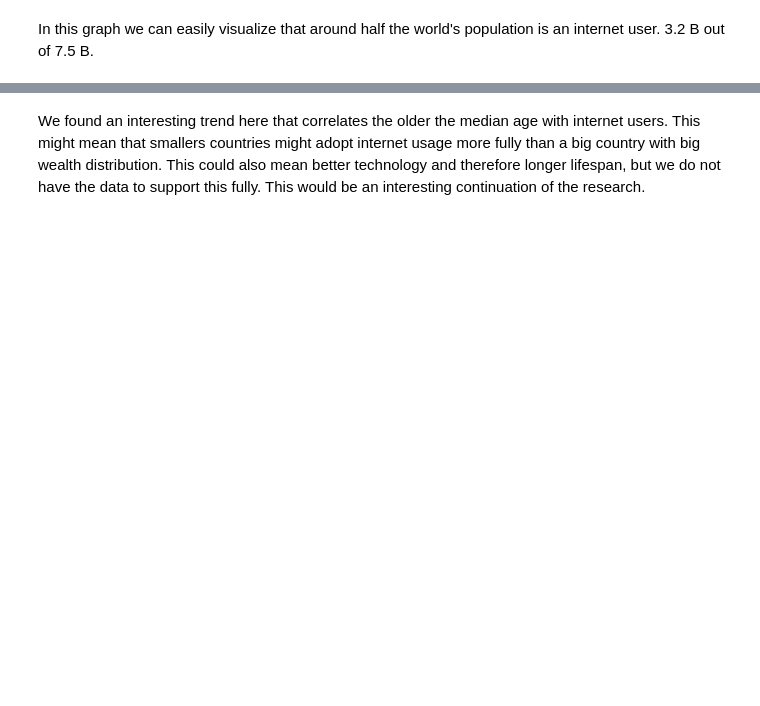
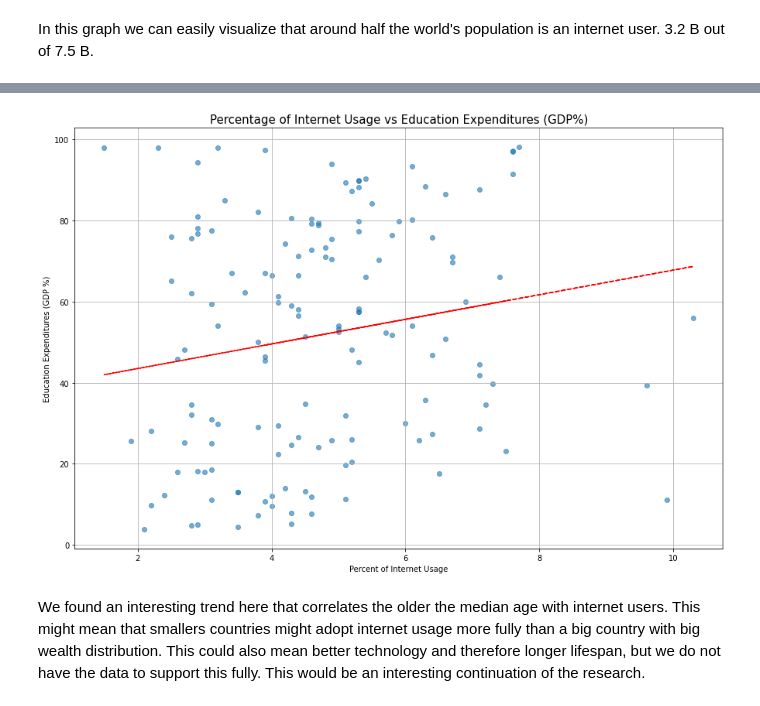
Before and after one commit to JoshuaFarmerATX/butterfly_effects_project, a Jupyter notebook: Final_Presentation.ipynb, the cells around one changed output, grey strips where cells are left out. Cells and saved outputs as stored; diff of their text form; code cells hidden in the pictures; blank space fills up the shorter version.

```diff
--- a/Final_Presentation.ipynb
+++ b/Final_Presentation.ipynb
@@ -115,2 +176,44 @@ In this graph we can easily visualize that around half the world's population is
+# %%
+pop_low = merged_data["population"].quantile(0.1)
+pop_hi = merged_data["population"].quantile(0.9)
+edu_low = merged_data["education_expenditures"].quantile(0.01)
+edu_hi = merged_data["education_expenditures"].quantile(0.99)
+
+
+df_filtered = merged_data[
+    (merged_data["population"] < pop_hi)
+    & (merged_data["population"] > pop_low)
+    & (merged_data["education_expenditures"] > edu_low)
+    & (merged_data["education_expenditures"] < edu_hi)
+]
+# %%
+z = np.polyfit(
+    df_filtered["education_expenditures"], df_filtered["internet_%_of_population"], 1
+)
+p = np.poly1d(z)
+
+# Plot to show Percentage of internet Usage vs Education Expenditures (GDP%)
+plt.figure(figsize=(15, 10))
+plt.plot(
+    df_filtered["education_expenditures"],
+    p(df_filtered["education_expenditures"]),
+    "r--",
+)
+plt.scatter(
+    df_filtered["education_expenditures"],
+    df_filtered["internet_%_of_population"],
+    alpha=0.6,
+)
+plt.title("Percentage of Internet Usage vs Education Expenditures (GDP%)", fontsize=15)
+plt.xlabel("Percent of Internet Usage")
+plt.ylabel("Education Expenditures (GDP %)")
+plt.grid()
+
+plt.savefig("Fig1.png")
+
+# Show Figure
+plt.show()
+# %% [output]
+[figure, added]
 # %% [markdown]
 We found an interesting trend here that correlates the older the median age with internet users. This might mean that smallers countries might adopt internet usage more fully than a big country with big wealth distribution. This could also mean better technology and therefore longer lifespan, but we do not have the data to support this fully.  This would be an interesting continuation of the research.
```
Also changed, not shown: parts of 20 cells of this notebook.
